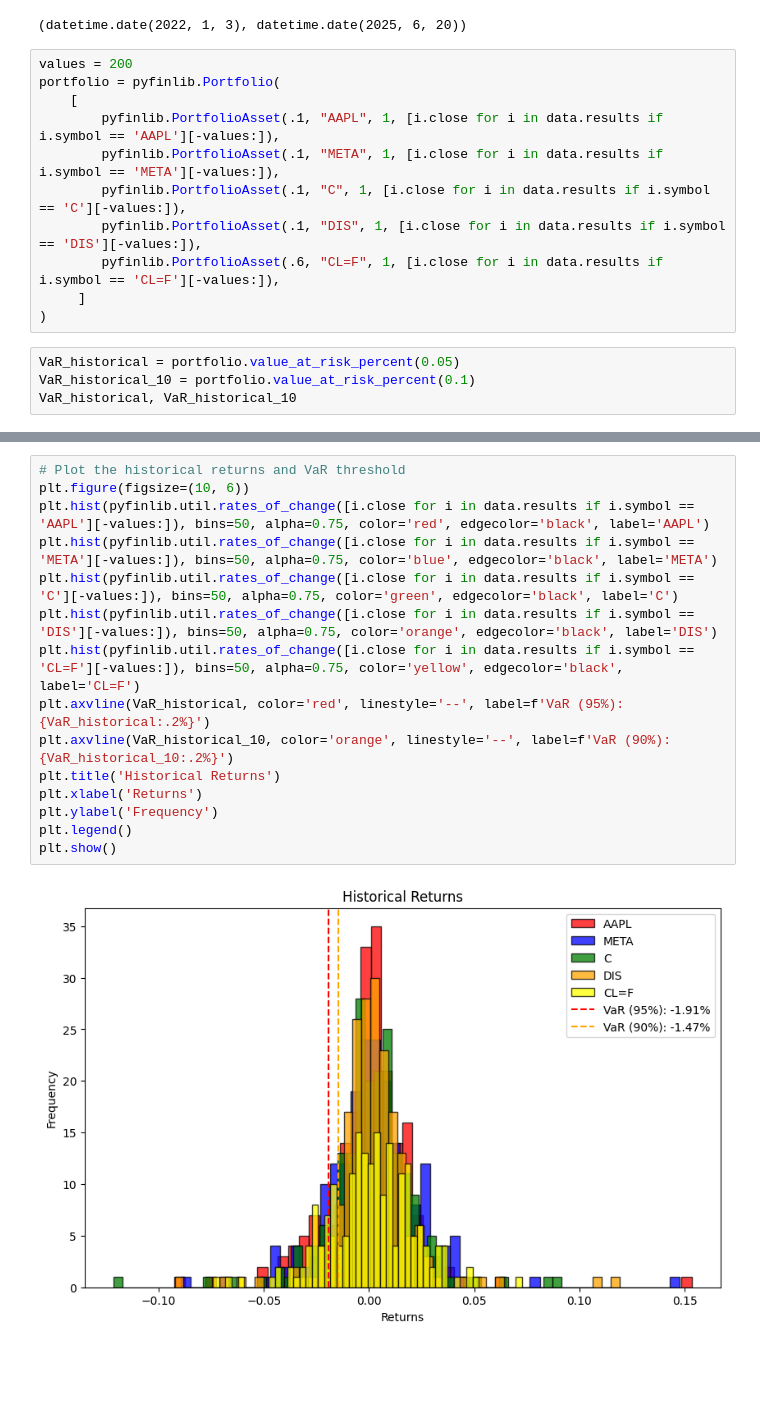
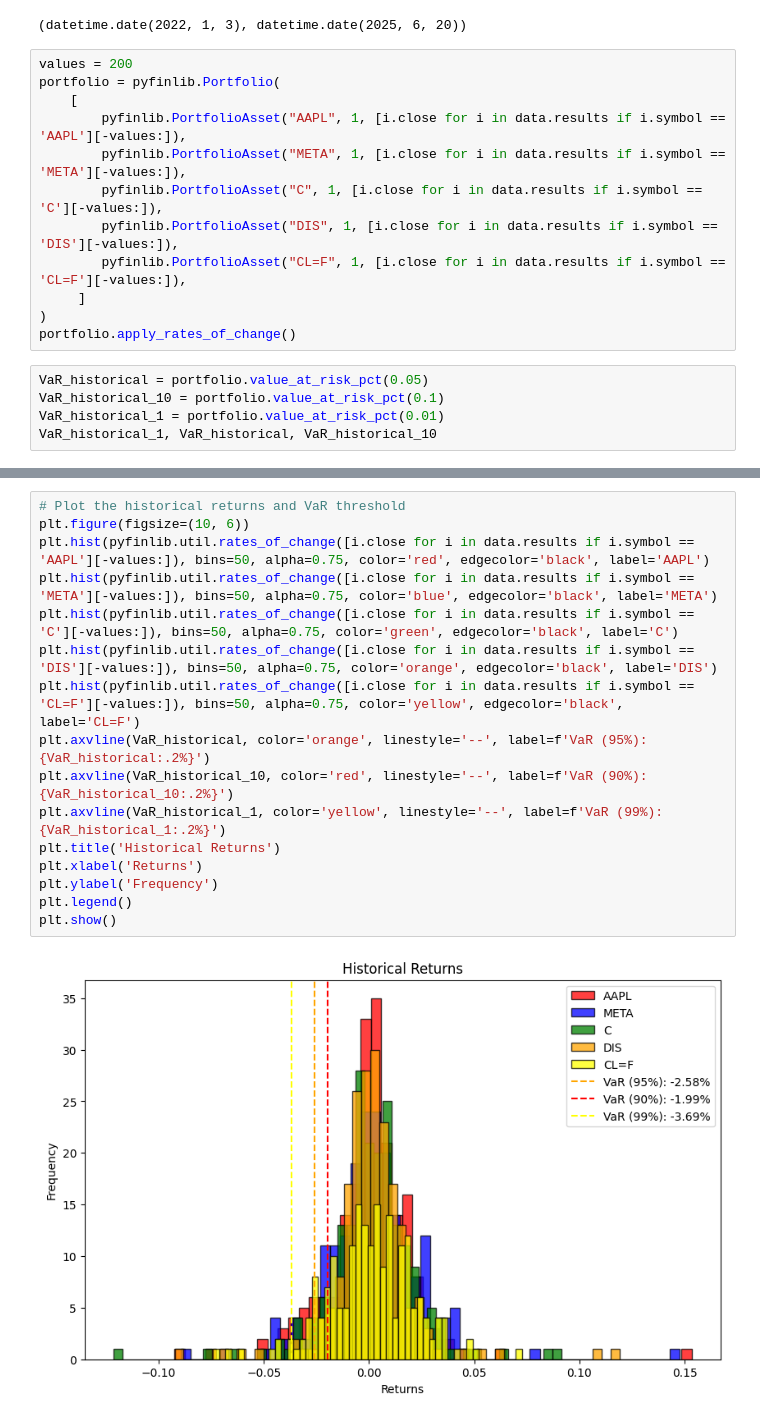
Before and after one commit to Sarsoo/finlib, a Jupyter notebook: notebooks/varcovar_var_portfolio.ipynb, the cells around one changed output, grey strips where cells are left out. Cells and saved outputs as stored; diff of their text form; blank space fills up the shorter version.

Commit message:
having another look at var, tightening up, applying to asset as well as portfolio

```diff
--- a/notebooks/varcovar_var_portfolio.ipynb
+++ b/notebooks/varcovar_var_portfolio.ipynb
@@ -25,15 +19,17 @@ data.results[0].date, data.results[-1].date
 values = 200
 portfolio = pyfinlib.Portfolio(
     [
-        pyfinlib.PortfolioAsset(.1, "AAPL", 1, [i.close for i in data.results if i.symbol == 'AAPL'][-values:]),
-        pyfinlib.PortfolioAsset(.1, "META", 1, [i.close for i in data.results if i.symbol == 'META'][-values:]),
-        pyfinlib.PortfolioAsset(.1, "C", 1, [i.close for i in data.results if i.symbol == 'C'][-values:]),
-        pyfinlib.PortfolioAsset(.1, "DIS", 1, [i.close for i in data.results if i.symbol == 'DIS'][-values:]),
-        pyfinlib.PortfolioAsset(.6, "CL=F", 1, [i.close for i in data.results if i.symbol == 'CL=F'][-values:]),
+        pyfinlib.PortfolioAsset("AAPL", 1, [i.close for i in data.results if i.symbol == 'AAPL'][-values:]),
+        pyfinlib.PortfolioAsset("META", 1, [i.close for i in data.results if i.symbol == 'META'][-values:]),
+        pyfinlib.PortfolioAsset("C", 1, [i.close for i in data.results if i.symbol == 'C'][-values:]),
+        pyfinlib.PortfolioAsset("DIS", 1, [i.close for i in data.results if i.symbol == 'DIS'][-values:]),
+        pyfinlib.PortfolioAsset("CL=F", 1, [i.close for i in data.results if i.symbol == 'CL=F'][-values:]),
      ]
 )
+portfolio.apply_rates_of_change()
 # %%
-VaR_historical = portfolio.value_at_risk_percent(0.05)
-VaR_historical_10 = portfolio.value_at_risk_percent(0.1)
-VaR_historical, VaR_historical_10
+VaR_historical = portfolio.value_at_risk_pct(0.05)
+VaR_historical_10 = portfolio.value_at_risk_pct(0.1)
+VaR_historical_1 = portfolio.value_at_risk_pct(0.01)
+VaR_historical_1, VaR_historical, VaR_historical_10
 # %% [output]
@@ -41,18 +37,19 @@ VaR_historical, VaR_historical_10
 # %%
 # Plot the historical returns and VaR threshold
 plt.figure(figsize=(10, 6))
 plt.hist(pyfinlib.util.rates_of_change([i.close for i in data.results if i.symbol == 'AAPL'][-values:]), bins=50, alpha=0.75, color='red', edgecolor='black', label='AAPL')
 plt.hist(pyfinlib.util.rates_of_change([i.close for i in data.results if i.symbol == 'META'][-values:]), bins=50, alpha=0.75, color='blue', edgecolor='black', label='META')
 plt.hist(pyfinlib.util.rates_of_change([i.close for i in data.results if i.symbol == 'C'][-values:]), bins=50, alpha=0.75, color='green', edgecolor='black', label='C')
 plt.hist(pyfinlib.util.rates_of_change([i.close for i in data.results if i.symbol == 'DIS'][-values:]), bins=50, alpha=0.75, color='orange', edgecolor='black', label='DIS')
 plt.hist(pyfinlib.util.rates_of_change([i.close for i in data.results if i.symbol == 'CL=F'][-values:]), bins=50, alpha=0.75, color='yellow', edgecolor='black', label='CL=F')
-plt.axvline(VaR_historical, color='red', linestyle='--', label=f'VaR (95%): {VaR_historical:.2%}')
-plt.axvline(VaR_historical_10, color='orange', linestyle='--', label=f'VaR (90%): {VaR_historical_10:.2%}')
+plt.axvline(VaR_historical, color='orange', linestyle='--', label=f'VaR (95%): {VaR_historical:.2%}')
+plt.axvline(VaR_historical_10, color='red', linestyle='--', label=f'VaR (90%): {VaR_historical_10:.2%}')
+plt.axvline(VaR_historical_1, color='yellow', linestyle='--', label=f'VaR (99%): {VaR_historical_1:.2%}')
 plt.title('Historical Returns')
 plt.xlabel('Returns')
 plt.ylabel('Frequency')
 plt.legend()
 plt.show()
 # %% [output]
-[figure, old version]
+[figure, new version]
 # %%
```
Also changed, not shown: parts of 5 cells of this notebook, 23 other files.
